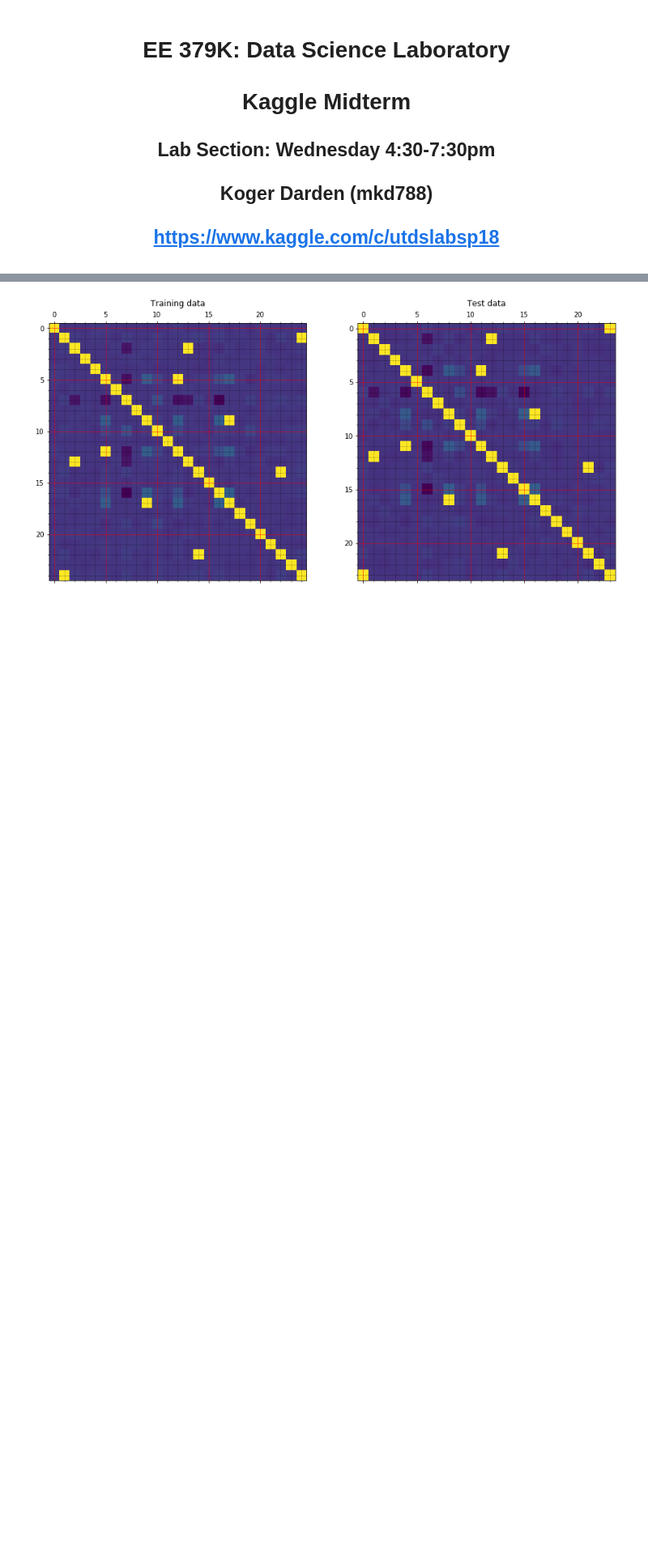
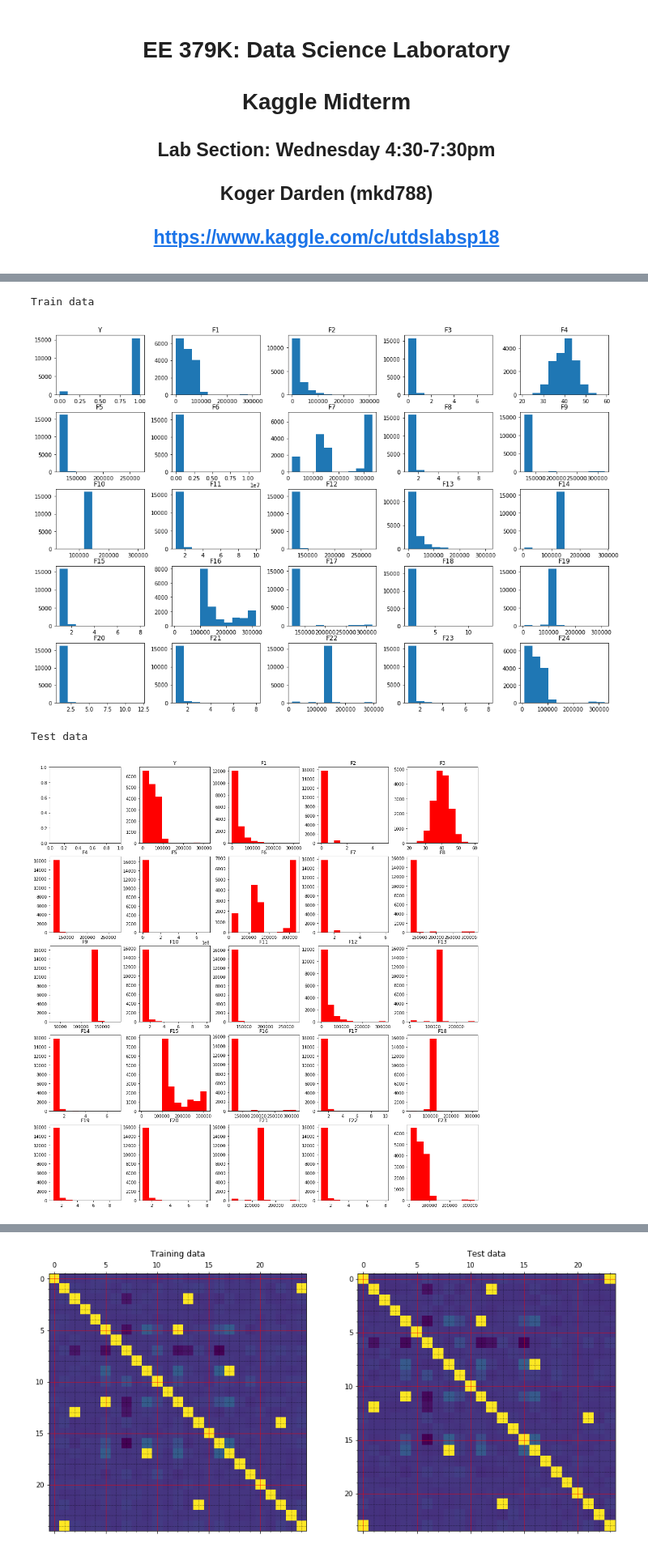
Before and after one commit to mkogerd/kaggle-midterm, a Jupyter notebook: Darden_KaggleMidterm.ipynb, the cells around one changed output, grey strips where cells are left out. Shown at 81% size. Cells and saved outputs as stored; diff of their text form; code cells hidden in the pictures; blank space fills up the shorter version.

```diff
--- a/Darden_KaggleMidterm.ipynb
+++ b/Darden_KaggleMidterm.ipynb
@@ -123,0 +111,26 @@ plt.show()
+# %%
+# Feature histograms
+
+# Train data
+print('Train data')
+
+f, axarr = plt.subplots(5, 5, figsize=(15, 10))
+f.tight_layout()
+for i in range(len(train.columns)):
+    axarr[int(i/5)][i%5].hist(train.iloc[:, i])
+    axarr[int(i/5)][i%5].set_title(train.columns[i])
+plt.show()
+
+# Test data
+print('Test data')
+f, axarr = plt.subplots(5, 5, figsize=(15, 15))
+f.tight_layout()
+for i in range(1, len(test.columns)+1):
+    axarr[int(i/5)][i%5].hist(test.iloc[:, i-1], color="red")
+    axarr[int(i/5)][i%5].set_title(train.columns[i-1])
+plt.show()
+# %% [output]
+Train data
+[figure, added]
+Test data
+[figure, added]
```
Also changed, not shown: parts of 65 cells of this notebook, 5 other files.
